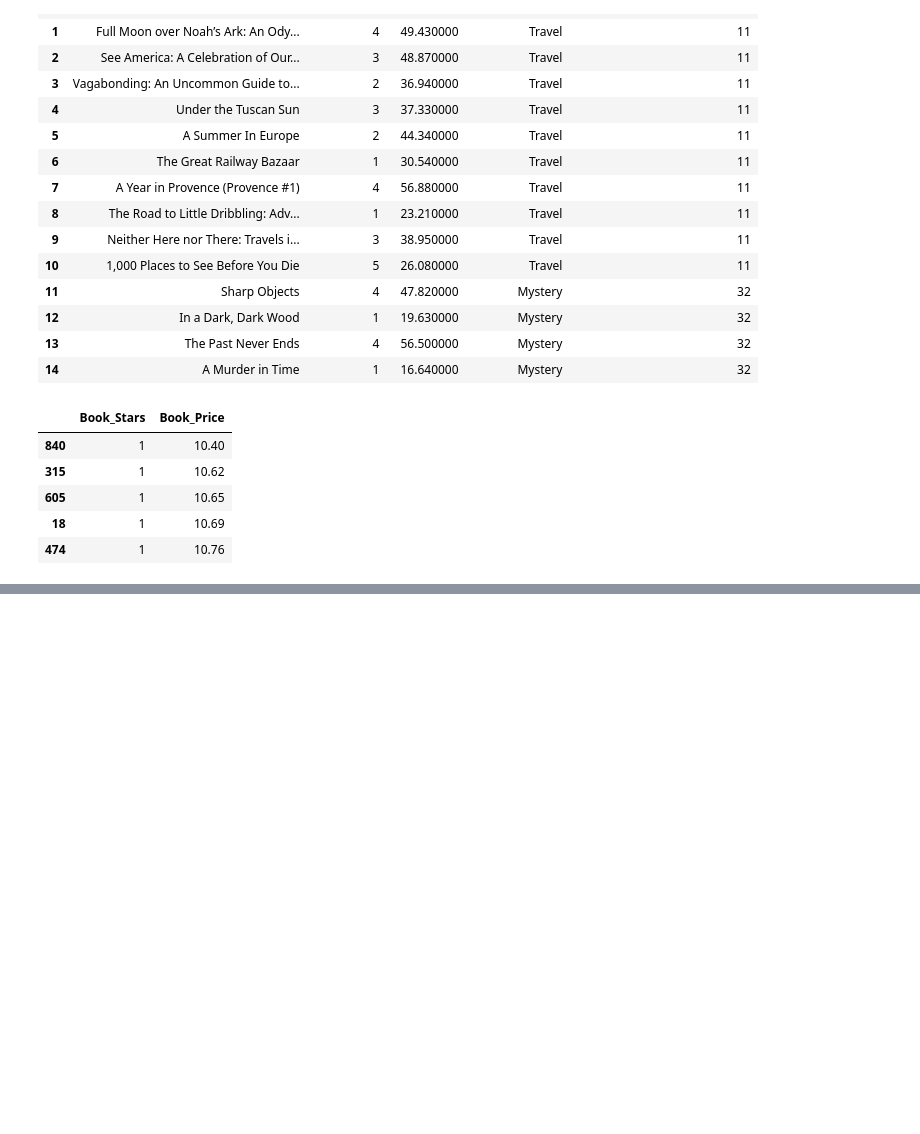
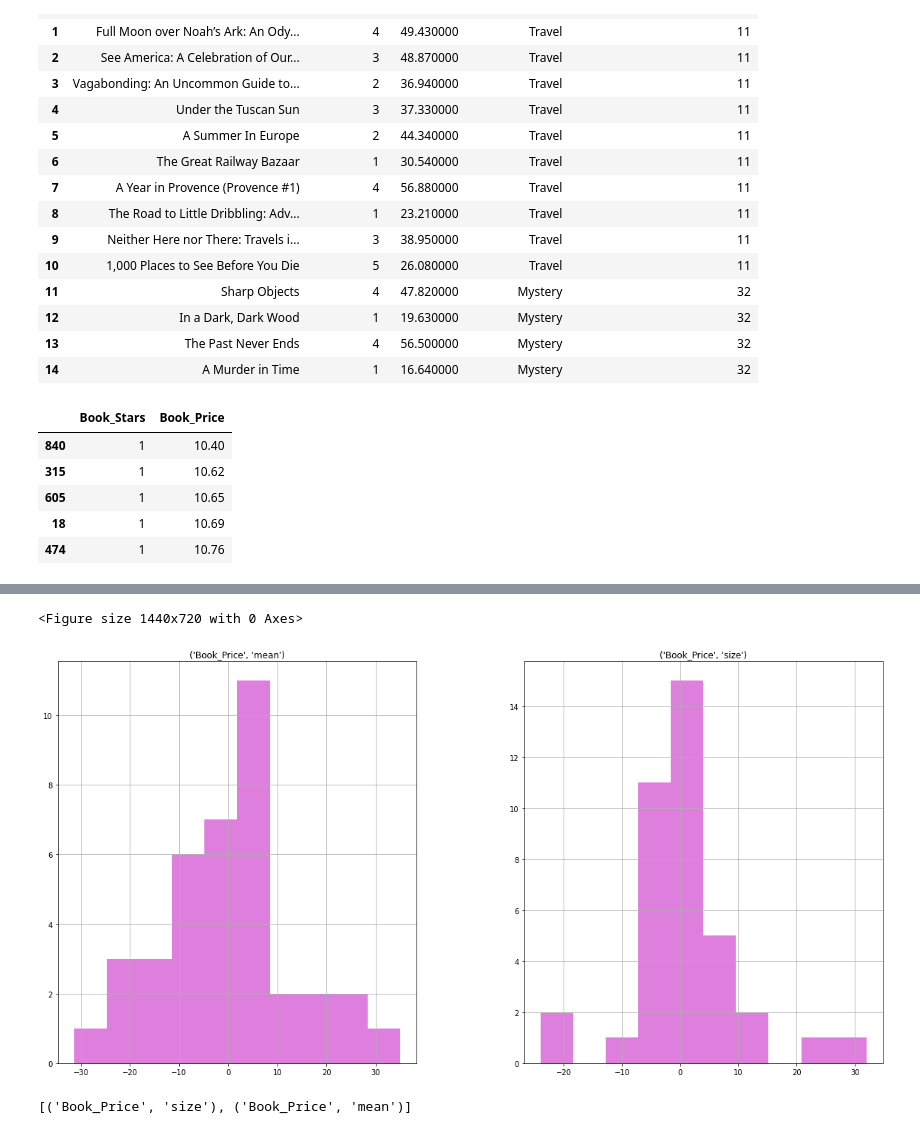
Before and after one commit to moniqklimek/training, a Jupyter notebook: Project_03_Books/src/books.ipynb, the cells around one changed output, grey strips where cells are left out. Saved outputs shown, nothing was run; the diff lists cells and outputs as text; code cells hidden in the pictures; blank space fills up the shorter version.

```diff
--- a/Project_03_Books/src/books.ipynb
+++ b/Project_03_Books/src/books.ipynb
@@ -709,0 +836,13 @@ sorted_by_stars.head(5) # first 5
+# %%
+# Histogram
+plt.figure();
+# only 1 stars
+a.iloc[1:40].diff().hist(color="m", alpha=0.5, bins=10);
+# %% [output]
+<Figure size 1440x720 with 0 Axes>
+[figure, added]
+# %%
+a.head(50)
+list(a.columns)
+# %% [output]
+[('Book_Price', 'size'), ('Book_Price', 'mean')]
```
Also changed, not shown: parts of 19 cells of this notebook.
